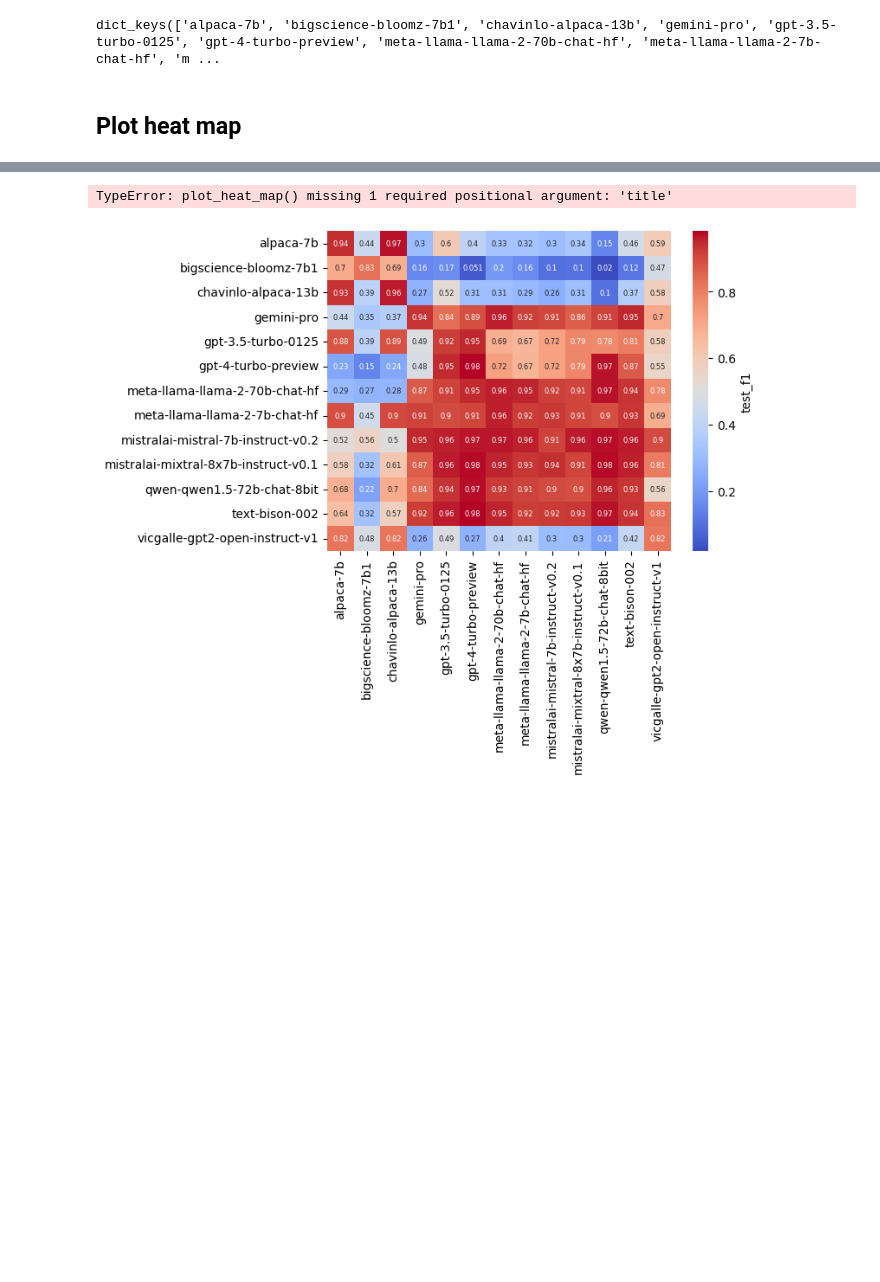
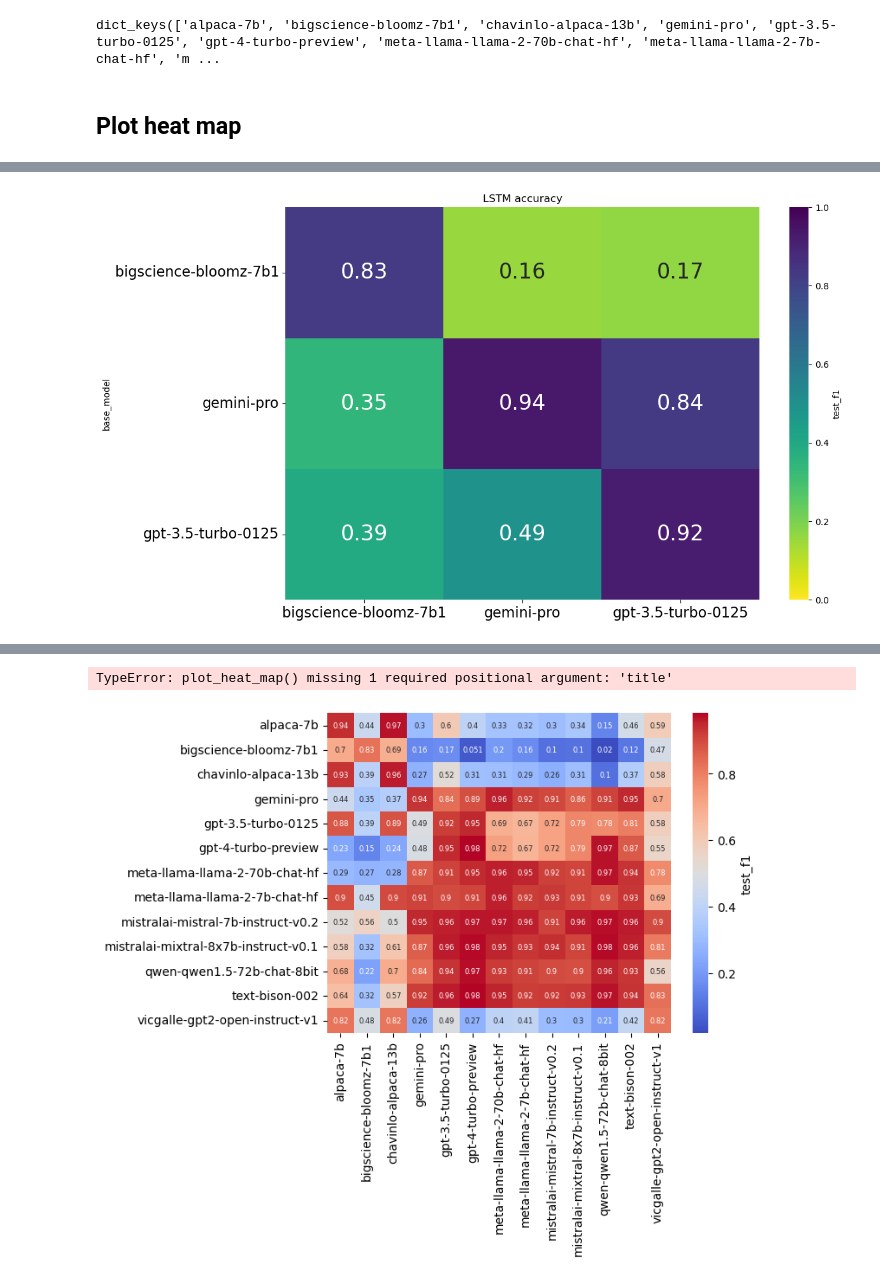
Before and after one commit to dundurlunka/llm-detect, a Jupyter notebook: src/baseline/one-vs-each-heat-map.ipynb, the cells around one changed output, grey strips where cells are left out. Cells and saved outputs as stored; diff of their text form; code cells hidden in the pictures; blank space fills up the shorter version.

```diff
--- a/src/baseline/one-vs-each-heat-map.ipynb
+++ b/src/baseline/one-vs-each-heat-map.ipynb
@@ -81 +88,5 @@ def plot_heat_map(data, native_metrics_dict, title, use_full_test_set=True, metr
+# %%
+plot_heat_map(data, native_metrics_dict, 'LSTM accuracy', use_full_test_set=True, metric='test_f1')
+# %% [output]
+[figure, added]
 # %%
```
Also changed, not shown: parts of 6 cells of this notebook, 4 other files.
